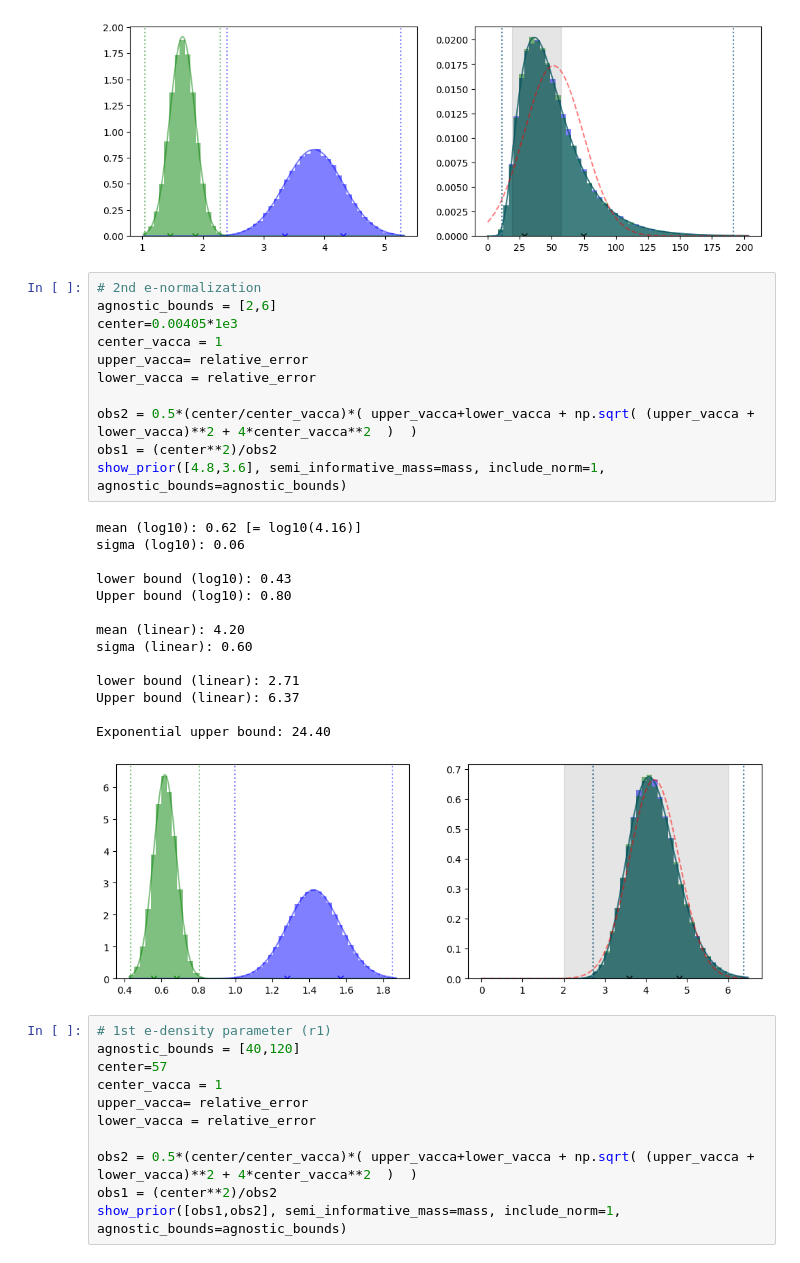
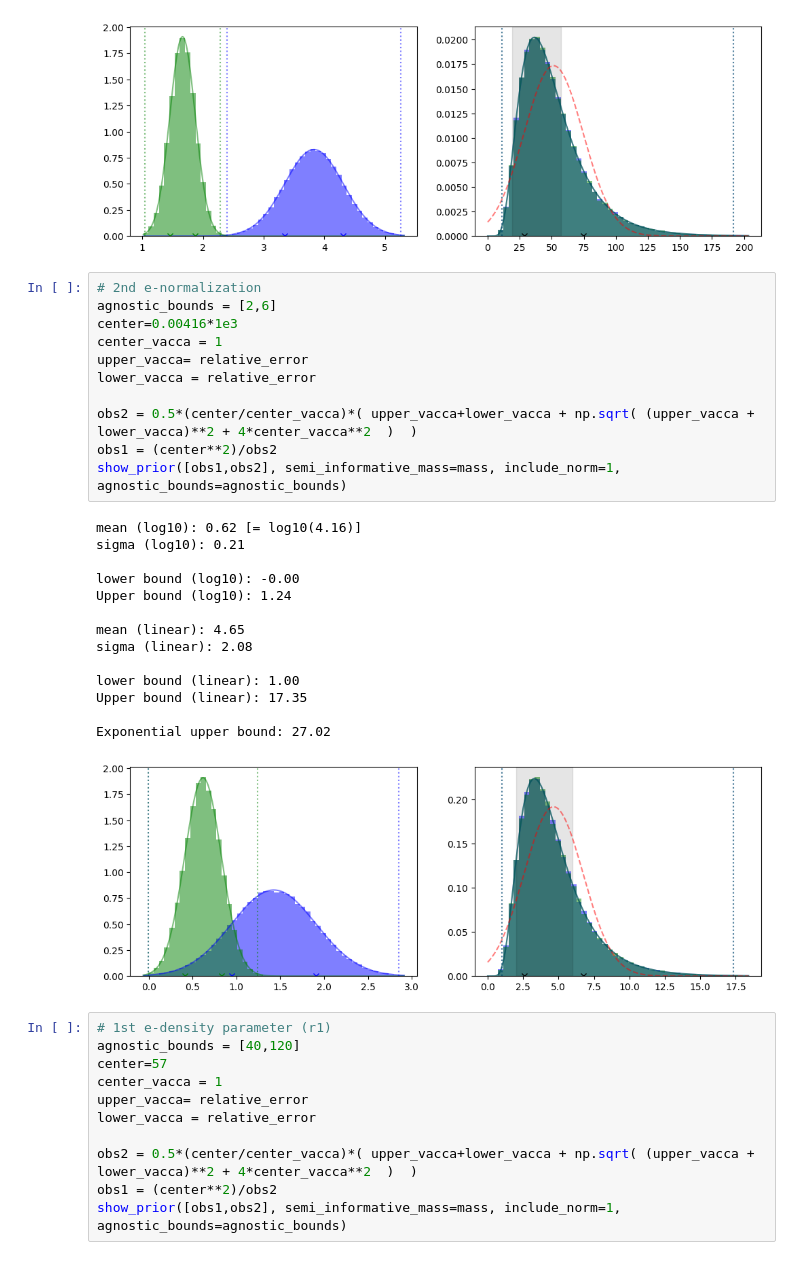
Before and after one commit to GertKl/ALPs_with_SWYFT, a Jupyter notebook: notebooks/lognormal_agnostic_priors_density.ipynb, the cells around one changed output. Saved outputs shown, nothing was run; the diff lists cells and outputs as text.

```diff
--- a/notebooks/lognormal_agnostic_priors_density.ipynb
+++ b/notebooks/lognormal_agnostic_priors_density.ipynb
@@ -161,29 +161,29 @@ Exponential upper bound: 298.76
 # %%
 # 2nd e-normalization
 agnostic_bounds = [2,6]
-center=0.00405*1e3
+center=0.00416*1e3
 center_vacca = 1
 upper_vacca= relative_error
 lower_vacca = relative_error
 
 obs2 = 0.5*(center/center_vacca)*( upper_vacca+lower_vacca + np.sqrt( (upper_vacca + lower_vacca)**2 + 4*center_vacca**2  )  )
 obs1 = (center**2)/obs2
-show_prior([4.8,3.6], semi_informative_mass=mass, include_norm=1, agnostic_bounds=agnostic_bounds)
+show_prior([obs1,obs2], semi_informative_mass=mass, include_norm=1, agnostic_bounds=agnostic_bounds)
 # %% [output]
 mean (log10): 0.62 [= log10(4.16)]
-sigma (log10): 0.06
+sigma (log10): 0.21
 
-lower bound (log10): 0.43
-Upper bound (log10): 0.80
+lower bound (log10): -0.00
+Upper bound (log10): 1.24
 
-mean (linear): 4.20
-sigma (linear): 0.60
+mean (linear): 4.65
+sigma (linear): 2.08
 
-lower bound (linear): 2.71
-Upper bound (linear): 6.37
+lower bound (linear): 1.00
+Upper bound (linear): 17.35
 
-Exponential upper bound: 24.40
+Exponential upper bound: 27.02
-[figure, old version]
+[figure, new version]
 # %%
 # 1st e-density parameter (r1)
 agnostic_bounds = [40,120]
```
Also changed, not shown: parts of 3 cells of this notebook, 8 other files.
